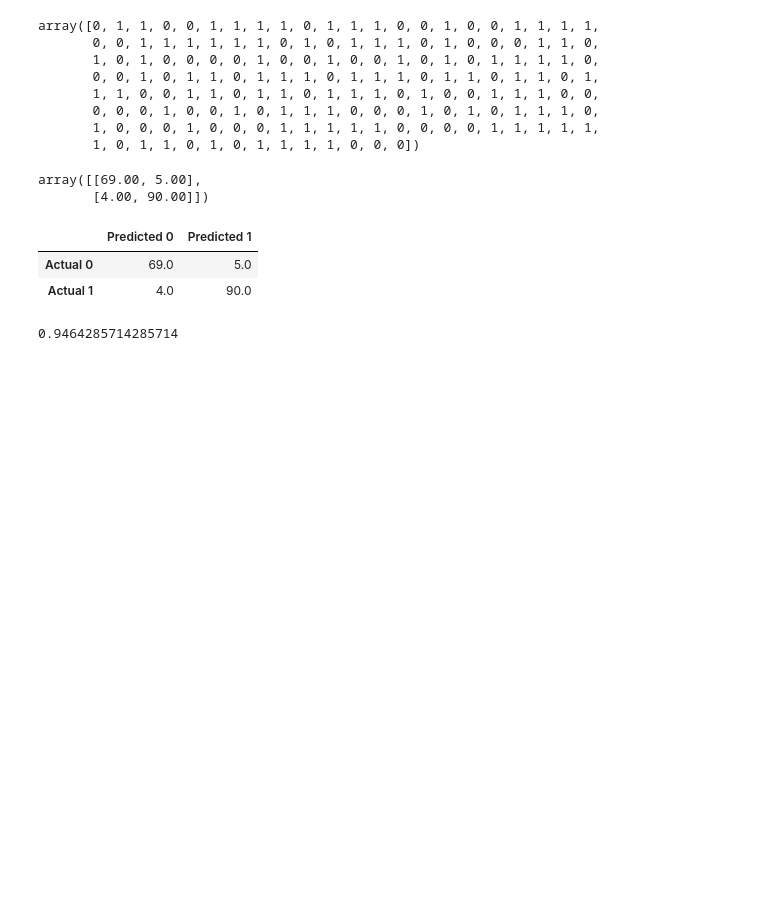
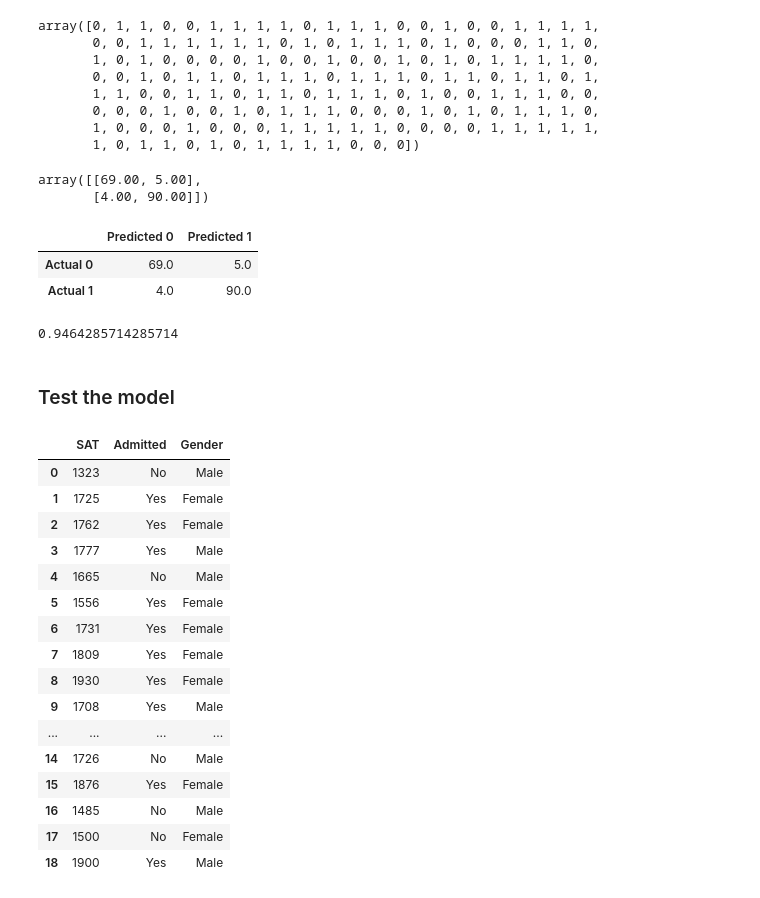
Before and after one commit to Kyotun/ML, a Jupyter notebook: sat-gpa/logistic_regression.ipynb, the cells around one changed output. Drawn from its saved outputs; the diff is of its cells as text; code cells hidden in the pictures; blank space fills up the shorter version.

Commit message:
Logistic regression: Added section -> test the model.

```diff
--- a/sat-gpa/logistic_regression.ipynb
+++ b/sat-gpa/logistic_regression.ipynb
@@ -211,3 +211,27 @@ accuracy_train
 #159/168
 # %% [output]
 0.9464285714285714
+# %% [markdown]
+### Test the model
+# %%
+#Test the model
+test = pd.read_csv('/Users/kyotun/Desktop/ML/sat-gpa/csv/binary_predictor_test.csv')
+test
+# %% [output]
+|  | SAT | Admitted | Gender |
+| 0 | 1323 | No | Male |
+| 1 | 1725 | Yes | Female |
+| 2 | 1762 | Yes | Female |
+| 3 | 1777 | Yes | Male |
+| 4 | 1665 | No | Male |
+| 5 | 1556 | Yes | Female |
+| 6 | 1731 | Yes | Female |
+| 7 | 1809 | Yes | Female |
+| 8 | 1930 | Yes | Female |
+| 9 | 1708 | Yes | Male |
+| ... | ... | ... | ... |
+| 14 | 1726 | No | Male |
+| 15 | 1876 | Yes | Female |
+| 16 | 1485 | No | Male |
+| 17 | 1500 | No | Female |
+| 18 | 1900 | Yes | Male |
```
Also changed, not shown: parts of 6 cells of this notebook.
